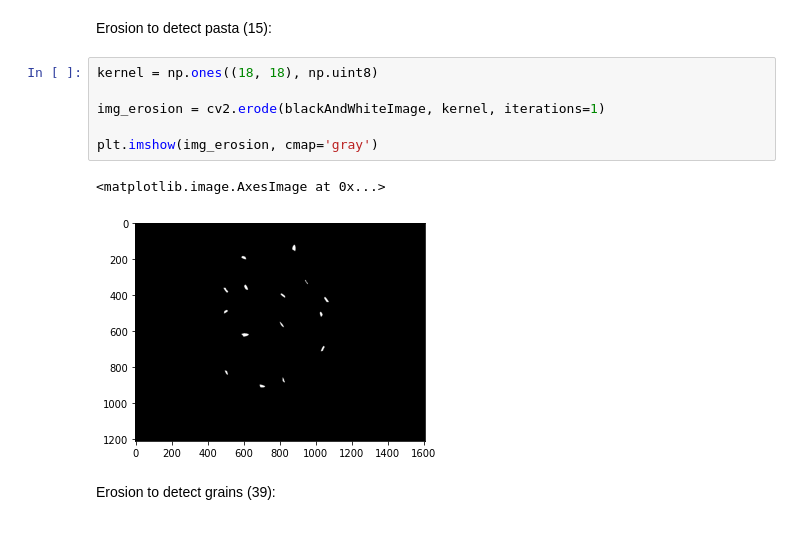
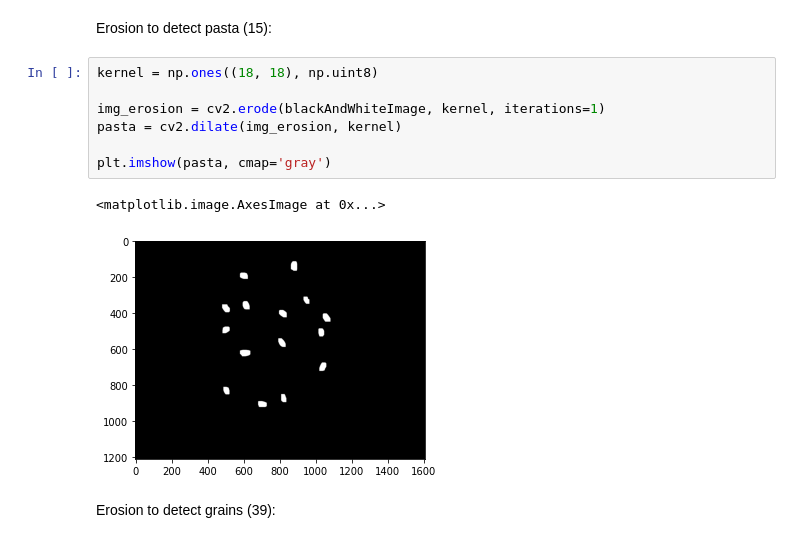
Before and after one commit to juliagartor/Project-Computer-Vision, a Jupyter notebook: Pasta image.ipynb, the cells around one changed output. Cells and saved outputs as stored; diff of their text form.

```diff
--- a/Pasta image.ipynb
+++ b/Pasta image.ipynb
@@ -20,12 +20,13 @@ Erosion to detect pasta (15):
 # %%
 kernel = np.ones((18, 18), np.uint8)
 
 img_erosion = cv2.erode(blackAndWhiteImage, kernel, iterations=1)
+pasta = cv2.dilate(img_erosion, kernel)
 
-plt.imshow(img_erosion, cmap='gray')
+plt.imshow(pasta, cmap='gray')
 # %% [output]
 <matplotlib.image.AxesImage at 0x...>
-[figure, old version]
+[figure, new version]
 # %% [markdown]
 Erosion to detect grains (39):
 # %%
```
Also changed, not shown: parts of 13 cells of this notebook, 14 other files.
